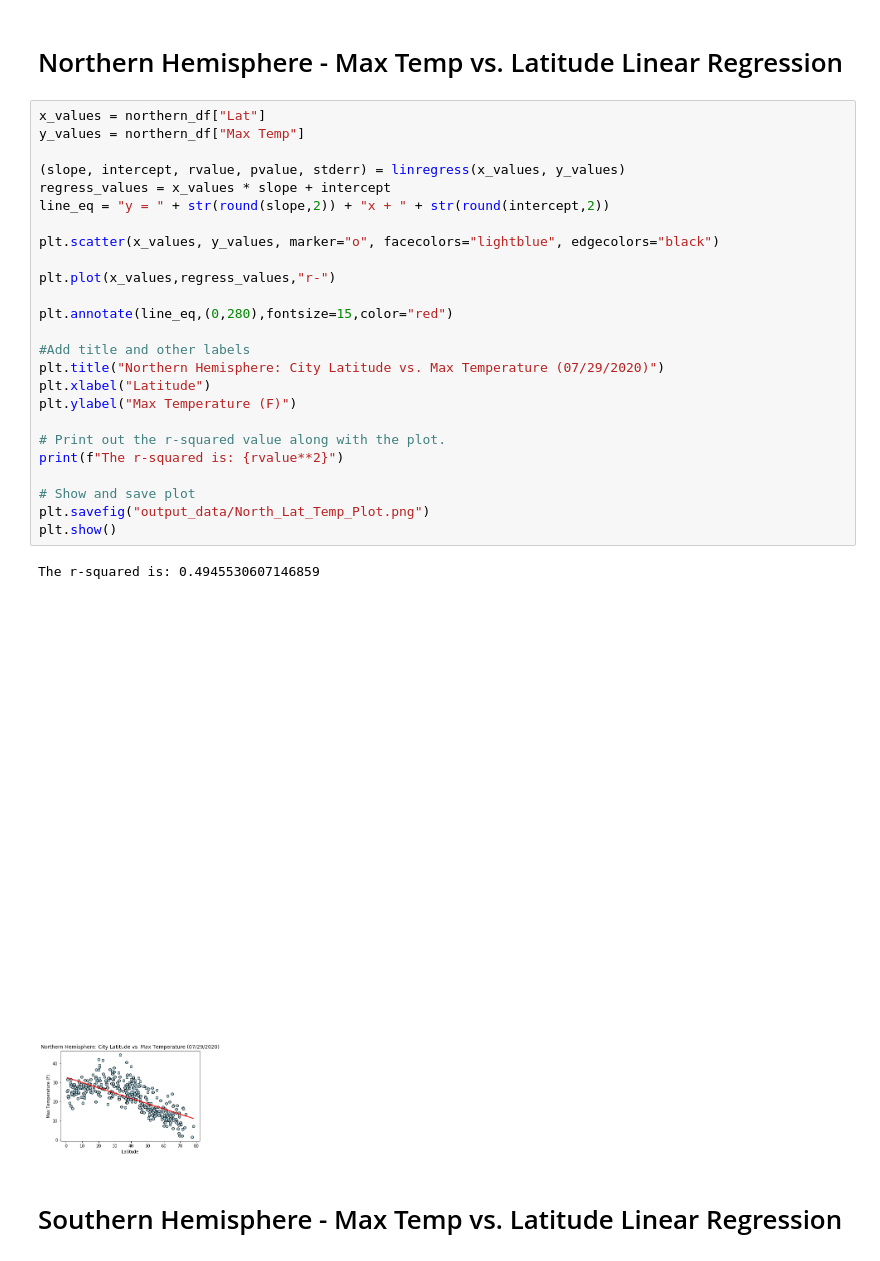
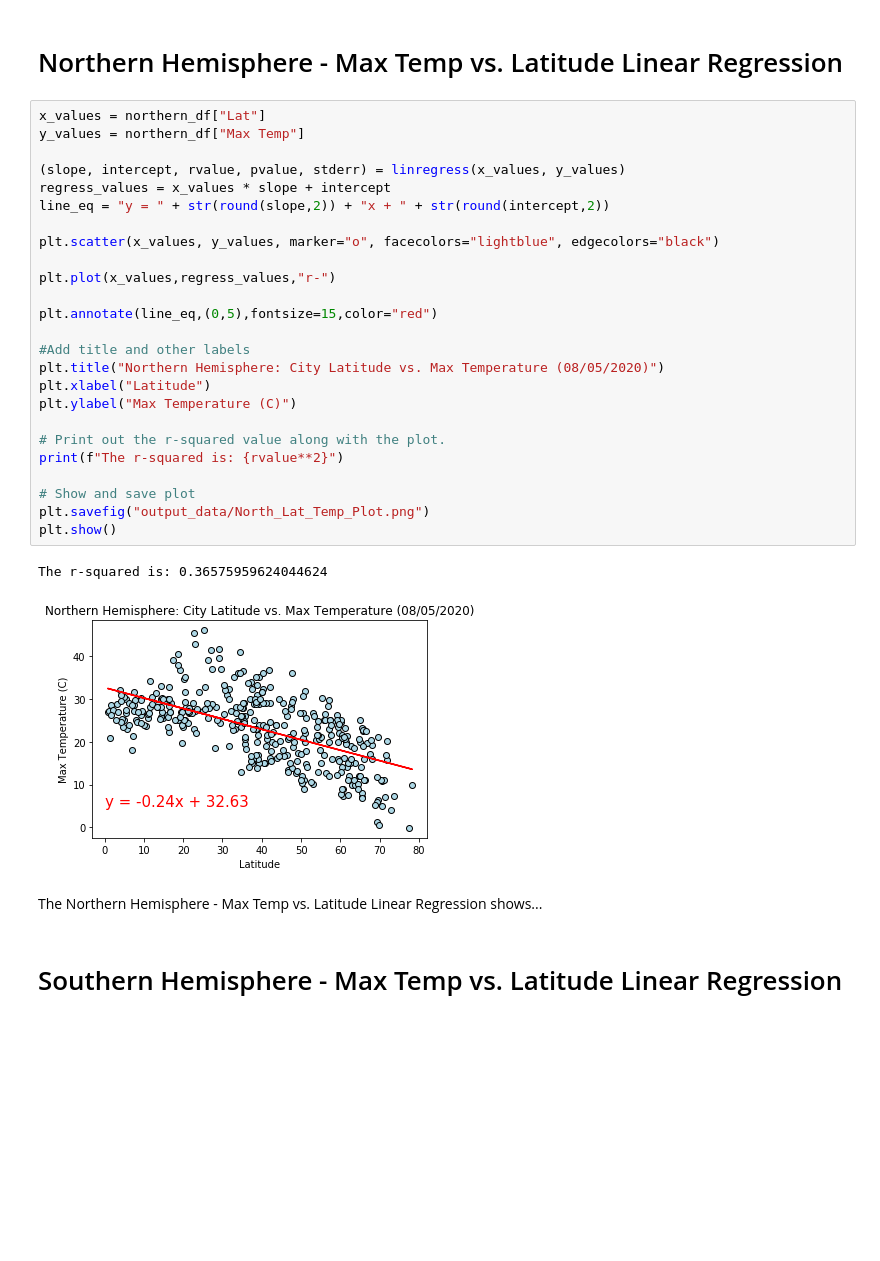
Before and after one commit to MabelDS89/python-api-challenge, a Jupyter notebook: WeatherPy/WeatherPy.ipynb, the cells around one changed output. Saved outputs shown, nothing was run; the diff lists cells and outputs as text; blank space fills up the shorter version.

```diff
--- a/WeatherPy/WeatherPy.ipynb
+++ b/WeatherPy/WeatherPy.ipynb
@@ -261,31 +261,33 @@ southern_df
 # %%
 x_values = northern_df["Lat"]
 y_values = northern_df["Max Temp"]
 
 (slope, intercept, rvalue, pvalue, stderr) = linregress(x_values, y_values)
 regress_values = x_values * slope + intercept
 line_eq = "y = " + str(round(slope,2)) + "x + " + str(round(intercept,2))
 
 plt.scatter(x_values, y_values, marker="o", facecolors="lightblue", edgecolors="black")
 
 plt.plot(x_values,regress_values,"r-")
 
-plt.annotate(line_eq,(0,280),fontsize=15,color="red")
+plt.annotate(line_eq,(0,5),fontsize=15,color="red")
 
 #Add title and other labels
-plt.title("Northern Hemisphere: City Latitude vs. Max Temperature (07/29/2020)")
+plt.title("Northern Hemisphere: City Latitude vs. Max Temperature (08/05/2020)")
 plt.xlabel("Latitude")
-plt.ylabel("Max Temperature (F)")
+plt.ylabel("Max Temperature (C)")
 
 # Print out the r-squared value along with the plot.
 print(f"The r-squared is: {rvalue**2}")
 
 # Show and save plot
 plt.savefig("output_data/North_Lat_Temp_Plot.png")
 plt.show()
 # %% [output]
-The r-squared is: 0.4945530607146859
+The r-squared is: 0.36575959624044624
-[figure, old version]
+[figure, new version]
+# %% [markdown]
+The Northern Hemisphere - Max Temp vs. Latitude Linear Regression shows...
 # %% [markdown]
 # Southern Hemisphere - Max Temp vs. Latitude Linear Regression
 # %%
```
Also changed, not shown: parts of 30 cells of this notebook, 14 other files.
